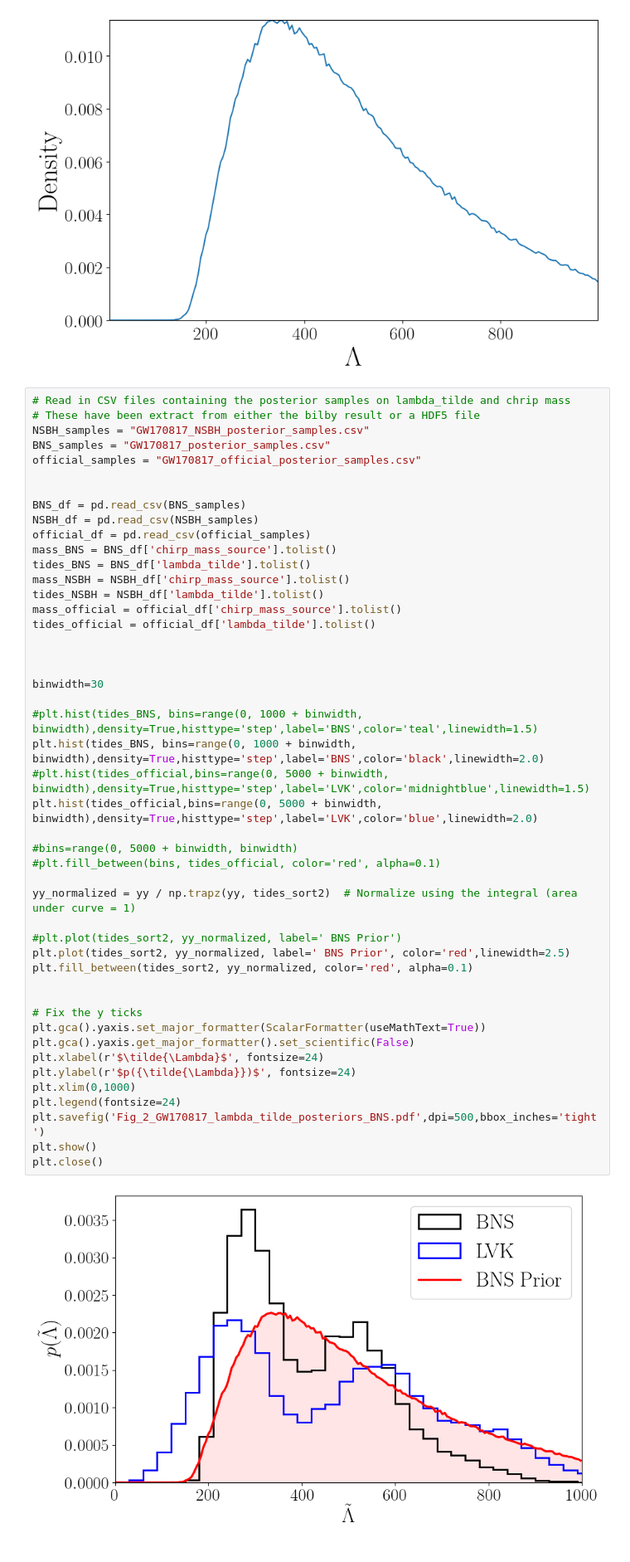
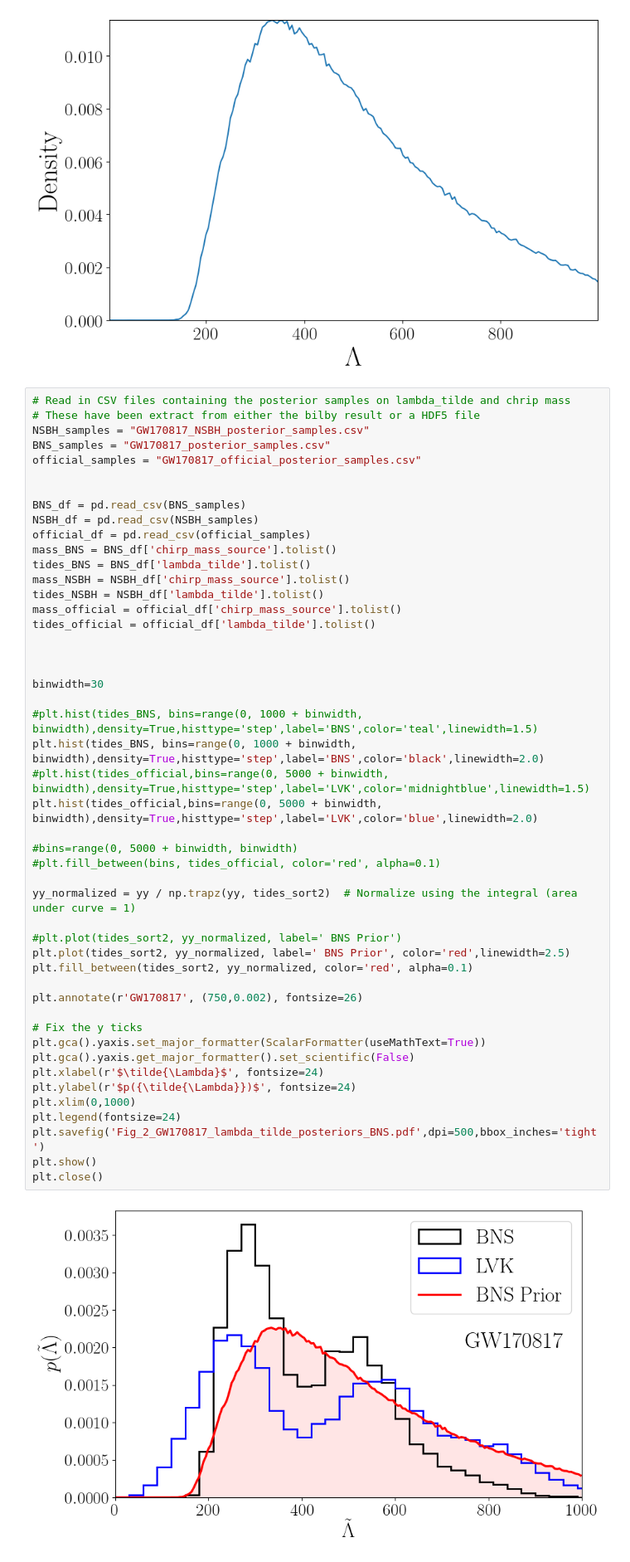
Before and after one commit to EckerChristian/MCLambdaBHNS, a Jupyter notebook: plotting_code/Fig_2_GW170817_lambda_tilde_with_prior.ipynb, the cells around one changed output. Shown at 83% size. Cells and saved outputs as stored; diff of their text form.

```diff
--- a/plotting_code/Fig_2_GW170817_lambda_tilde_with_prior.ipynb
+++ b/plotting_code/Fig_2_GW170817_lambda_tilde_with_prior.ipynb
@@ -80,34 +80,35 @@ tides_official = official_df['lambda_tilde'].tolist()
 
 
 binwidth=30
 
 #plt.hist(tides_BNS, bins=range(0, 1000 + binwidth, binwidth),density=True,histtype='step',label='BNS',color='teal',linewidth=1.5)
 plt.hist(tides_BNS, bins=range(0, 1000 + binwidth, binwidth),density=True,histtype='step',label='BNS',color='black',linewidth=2.0)
 #plt.hist(tides_official,bins=range(0, 5000 + binwidth, binwidth),density=True,histtype='step',label='LVK',color='midnightblue',linewidth=1.5)
 plt.hist(tides_official,bins=range(0, 5000 + binwidth, binwidth),density=True,histtype='step',label='LVK',color='blue',linewidth=2.0)
 
 #bins=range(0, 5000 + binwidth, binwidth)
 #plt.fill_between(bins, tides_official, color='red', alpha=0.1)
 
 yy_normalized = yy / np.trapz(yy, tides_sort2)  # Normalize using the integral (area under curve = 1)
 
 #plt.plot(tides_sort2, yy_normalized, label=' BNS Prior')
 plt.plot(tides_sort2, yy_normalized, label=' BNS Prior', color='red',linewidth=2.5)
 plt.fill_between(tides_sort2, yy_normalized, color='red', alpha=0.1)
 
+plt.annotate(r'GW170817', (750,0.002), fontsize=26)
 
 # Fix the y ticks
 plt.gca().yaxis.set_major_formatter(ScalarFormatter(useMathText=True))
 plt.gca().yaxis.get_major_formatter().set_scientific(False)
 plt.xlabel(r'$\tilde{\Lambda}$', fontsize=24)
 plt.ylabel(r'$p({\tilde{\Lambda}})$', fontsize=24)
 plt.xlim(0,1000)
 plt.legend(fontsize=24)
 plt.savefig('Fig_2_GW170817_lambda_tilde_posteriors_BNS.pdf',dpi=500,bbox_inches='tight')
 plt.show()
 plt.close()
 # %% [output]
-[figure, old version]
+[figure, new version]
 # %%
 # Define the NSBH prior
 # Read in the prior
```
Also changed, not shown: 7 other files.
